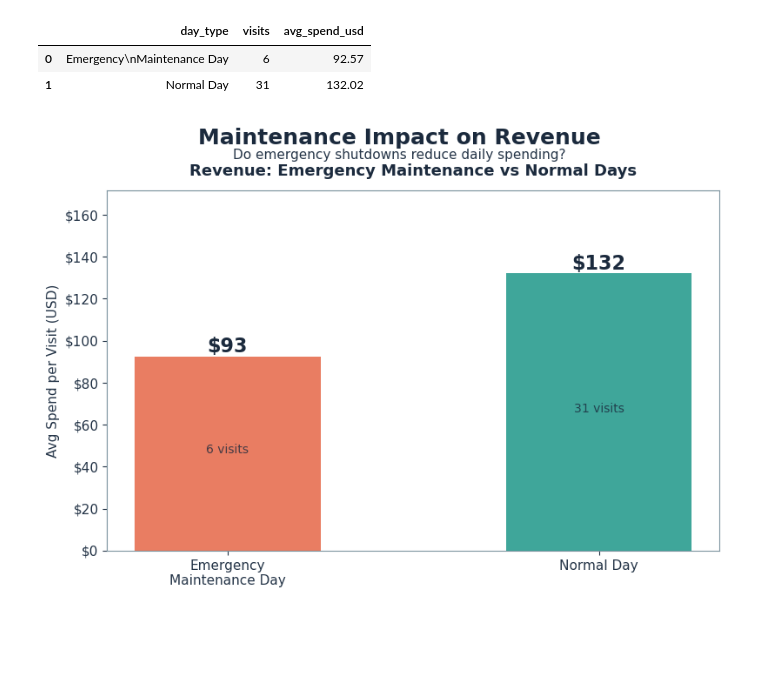
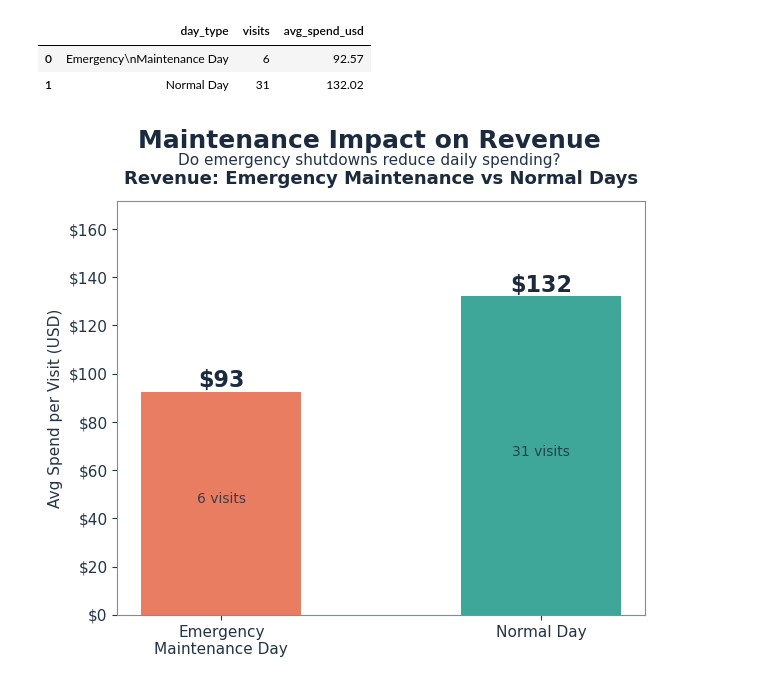
Before and after one commit to ibranova/Theme-Park-Analytics, a Jupyter notebook: Capstone_Project_Expansion /new_figures.ipynb, the cells around one changed output. Saved outputs shown, nothing was run; the diff lists cells and outputs as text; code cells hidden in the pictures; blank space fills up the shorter version.

Commit message:
Graphs updated

```diff
--- a/Capstone_Project_Expansion /new_figures.ipynb
+++ b/Capstone_Project_Expansion /new_figures.ipynb
@@ -119,38 +119,38 @@ df_maint_spend.head()
 | 0 | Emergency\nMaintenance Day | 6 | 92.57 |
 | 1 | Normal Day | 31 | 132.02 |
 # %%
-fig2, ax2b = plt.subplots(figsize=(8, 6))
+fig2, ax2b = plt.subplots(figsize=(6, 6))
 fig2.suptitle('Maintenance Impact on Revenue',
               fontsize=18, fontweight='bold', color=TEXT_PRIMARY, y=0.97)
 fig2.text(0.5, 0.91,
           'Do emergency shutdowns reduce daily spending?',
           ha='center', fontsize=11, color=TEXT_SECONDARY)
 
 
 # ── Right panel: Emergency maintenance vs spending ──
 spend_colors = [CORAL, TEAL]
 spend_bars = ax2b.bar(df_maint_spend['day_type'], df_maint_spend['avg_spend_usd'],
                       color=spend_colors, edgecolor='none', width=0.5, alpha=0.9)
 
 for bar, val, visits in zip(spend_bars, df_maint_spend['avg_spend_usd'],
                             df_maint_spend['visits']):
     ax2b.text(bar.get_x() + bar.get_width()/2, bar.get_height() + 2,
               f'${val:.0f}', ha='center', fontsize=16, fontweight='bold',
               color=TEXT_PRIMARY)
     ax2b.text(bar.get_x() + bar.get_width()/2, bar.get_height()/2,
               f'{visits} visits', ha='center', fontsize=10,
               color=TEXT_PRIMARY, alpha=0.8)
 
 ax2b.set_ylabel('Avg Spend per Visit (USD)', fontsize=11, color=TEXT_SECONDARY)
 ax2b.set_title('Revenue: Emergency Maintenance vs Normal Days', fontsize=13,
                fontweight='bold', color=TEXT_PRIMARY, pad=12)
 ax2b.set_ylim(0, max(df_maint_spend['avg_spend_usd']) * 1.3)
 ax2b.yaxis.set_major_formatter(mticker.FormatStrFormatter('$%.0f'))
 
 ax2b.grid(False)
 fig2.subplots_adjust(top=0.85, bottom=0.16, left=0.08, right=0.96, wspace=0.30)
 #fig2.savefig('../figures/maintenance_impact_analysis.png',
              ##dpi=200, bbox_inches='tight', facecolor=BG_DARK, edgecolor='none')
 plt.show()
 # %% [output]
-[figure, old version]
+[figure, new version]
```
